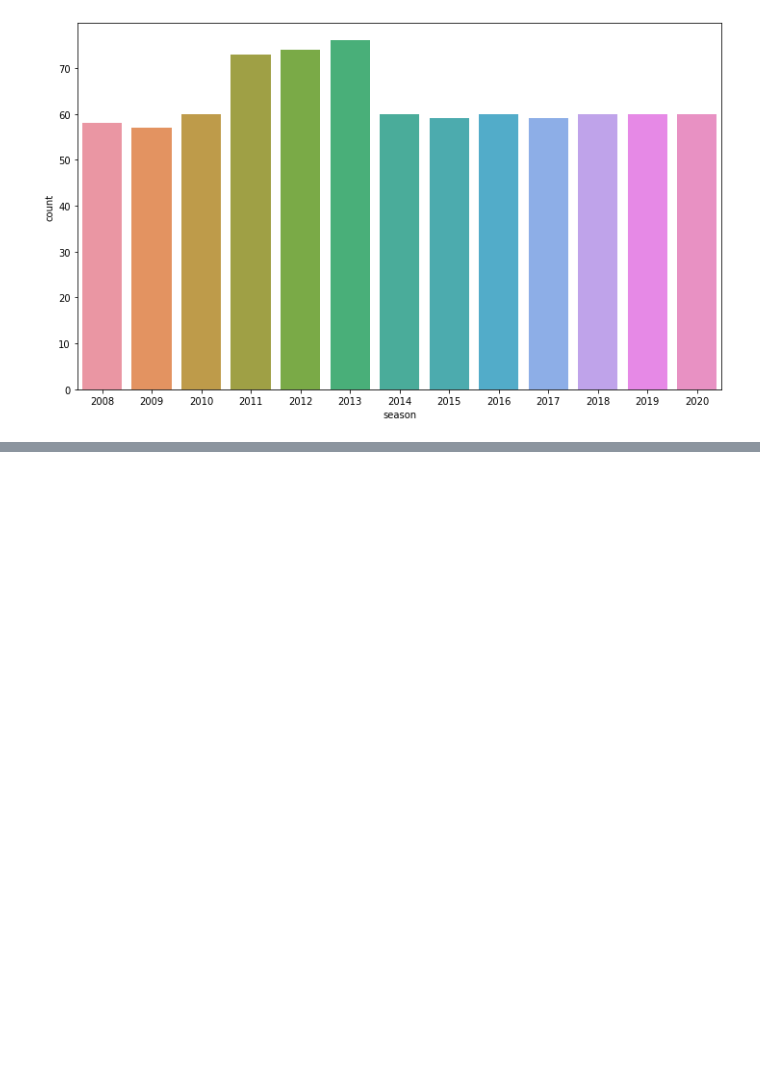
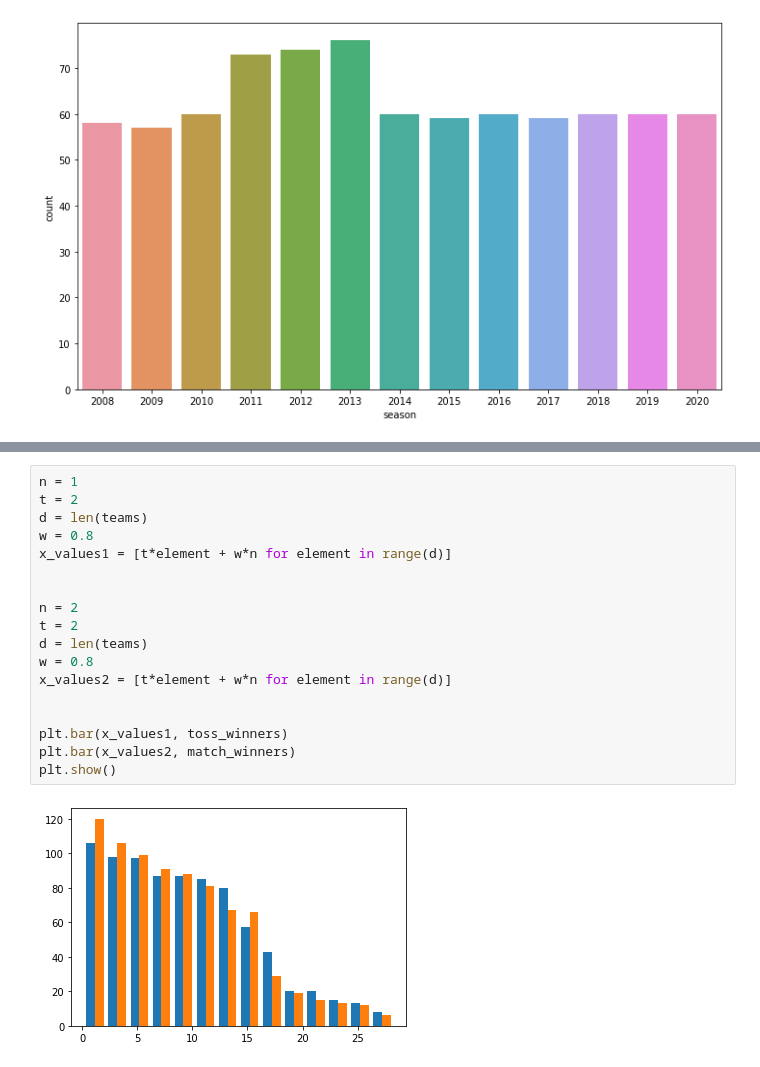
Before and after one commit to subhamyadav580/Data-Analysis-with-IPL-Dataset, a Jupyter notebook: IPL.ipynb, the cells around one changed output, grey strips where cells are left out. Saved outputs shown, nothing was run; the diff lists cells and outputs as text; blank space fills up the shorter version.

```diff
--- a/IPL.ipynb
+++ b/IPL.ipynb
@@ -350,0 +373,20 @@ plt.show()
+# %%
+n = 1
+t = 2
+d = len(teams)
+w = 0.8
+x_values1 = [t*element + w*n for element in range(d)]
+
+
+n = 2
+t = 2
+d = len(teams)
+w = 0.8
+x_values2 = [t*element + w*n for element in range(d)]
+
+
+plt.bar(x_values1, toss_winners)
+plt.bar(x_values2, match_winners)
+plt.show()
+# %% [output]
+[figure, added]
```
Also changed, not shown: parts of 6 cells of this notebook.
